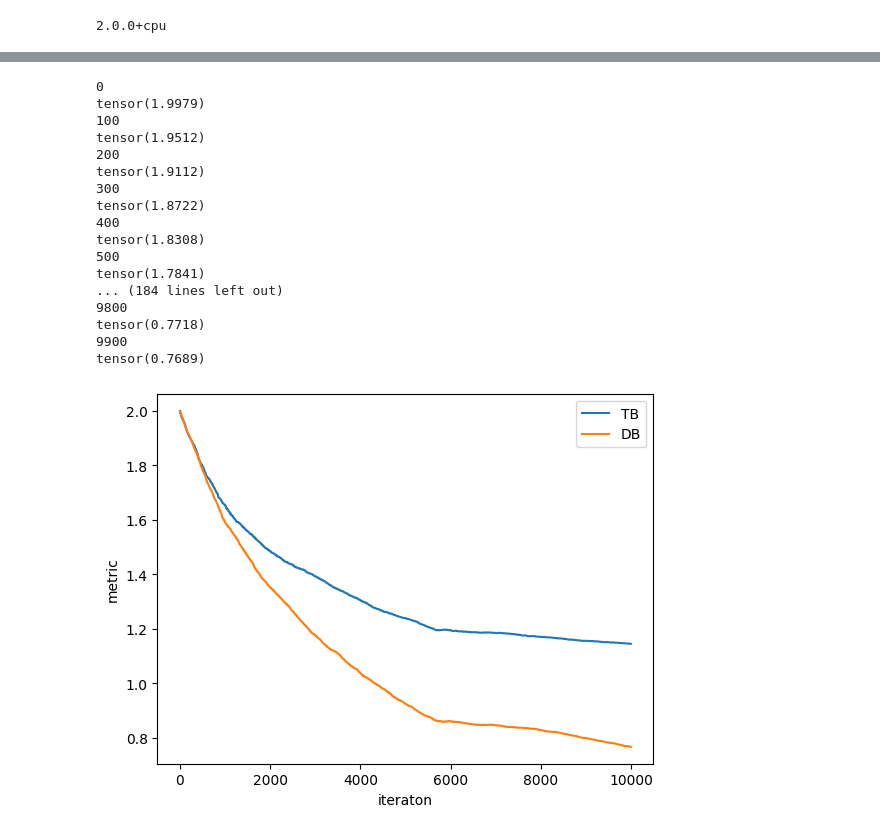
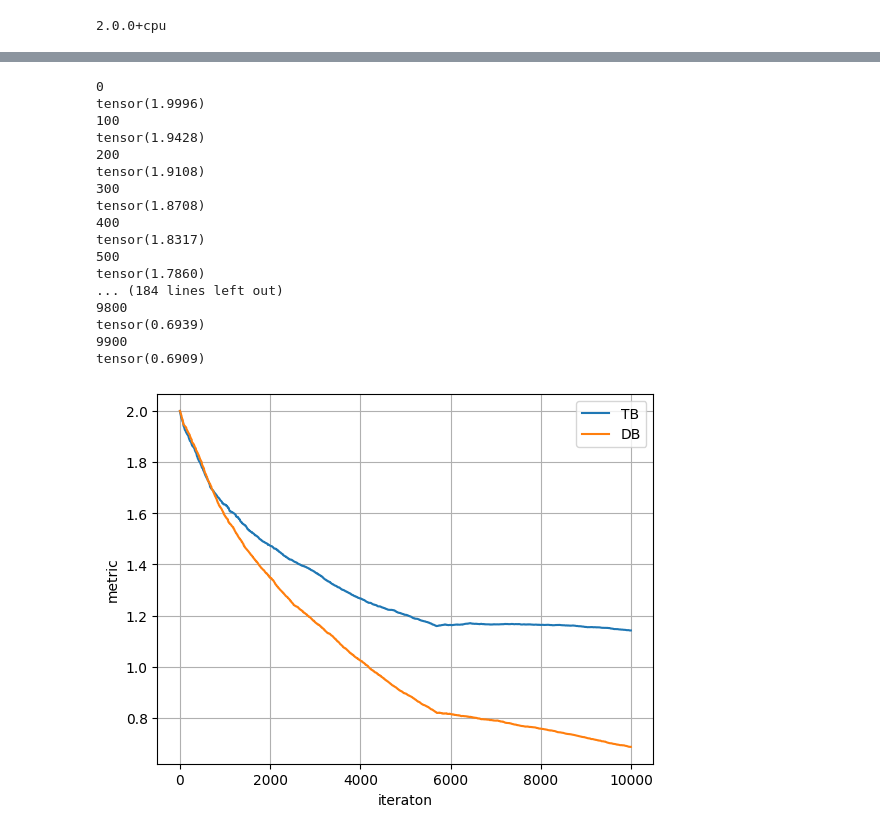
Before and after one commit to GreatDrake/sirius-gflownet, a Jupyter notebook: TB_DB_visualize.ipynb, the cells around one changed output, grey strips where cells are left out. Saved outputs shown, nothing was run; the diff lists cells and outputs as text; code cells hidden in the pictures.

```diff
--- a/TB_DB_visualize.ipynb
+++ b/TB_DB_visualize.ipynb
@@ -63,9 +67,10 @@ def trajectory_balance():
         p_B = max(p_B, 1)
         way.append([torch.log(p_Fs[ind]), 1 / p_B])
         if ind == D:
+            way.append([0, 1])
             break
         state[ind] += 1
-    loss = log_Z - reward(state)
+    loss = log_Z - torch.log(torch.tensor(reward(state)))
     for i in range(0, len(way) - 1):
         loss += way[i][0] - log(way[i + 1][1])
     loss = loss ** 2
@@ -177,7 +182,7 @@ def detailed_balance():
     loss = 0
     for i in range(0, len(way) - 1):
         loss += (way[i][0] + way[i][1] - way[i+1][0] - log(way[i + 1][2])) ** 2
-    loss += (way[-1][0] + way[-1][1] - reward(state) - log(1)) ** 2
+    loss += (way[-1][0] + way[-1][1] - torch.log(torch.tensor(reward(state))) - log(1)) ** 2
     return loss, state
 # %%
 from collections import OrderedDict
@@ -212,30 +217,31 @@ for i in range(0, 10000):
         print(metric(a[-10000:], len(a[-10000:])))
 # %% [output]
 0
-tensor(1.9979)
+tensor(1.9996)
 100
-tensor(1.9512)
+tensor(1.9428)
 200
-tensor(1.9112)
+tensor(1.9108)
 300
-tensor(1.8722)
+tensor(1.8708)
 400
-tensor(1.8308)
+tensor(1.8317)
 500
-tensor(1.7841)
+tensor(1.7860)
 ... (184 lines left out)
 9800
-tensor(0.7718)
+tensor(0.6939)
 9900
-tensor(0.7689)
+tensor(0.6909)
 # %%
 import matplotlib.pyplot as plt
 # %%
 plt.plot(trajectory_balance_mem)
 plt.plot(detailed_balance_mem)
+plt.grid(True)
 plt.legend(['TB', 'DB'])
 plt.xlabel('iteraton')
 plt.ylabel('metric')
 plt.show()
 # %% [output]
-[figure, old version]
+[figure, new version]
```
Also changed, not shown: parts of 2 cells of this notebook.
